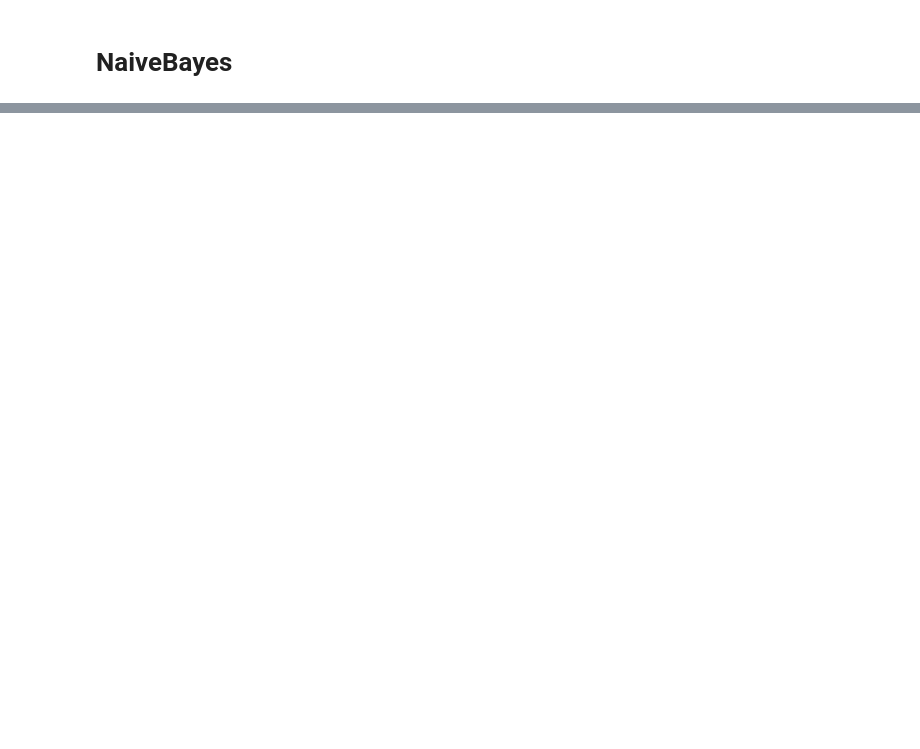
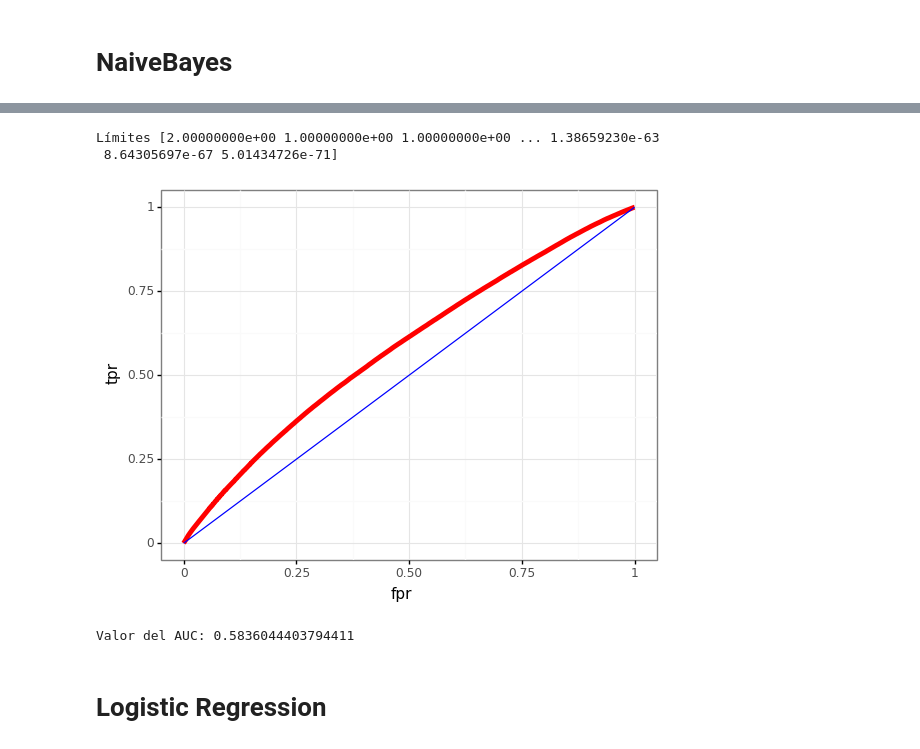
Before and after one commit to EBNoir/TICS411, a Jupyter notebook: Proyecto2/NaiveBayes.ipynb, the cells around one changed output, grey strips where cells are left out. Saved outputs shown, nothing was run; the diff lists cells and outputs as text; code cells hidden in the pictures; blank space fills up the shorter version.

```diff
--- a/Proyecto2/NaiveBayes.ipynb
+++ b/Proyecto2/NaiveBayes.ipynb
@@ -143,0 +333,25 @@ df
+# %%
+df_final = df_procesado[columnas.index].iloc[:,:18]
+#Calculando los tpr and fpr
+from sklearn import metrics as mt
+NB = MultinomialNB(alpha = 100)
+NB.fit(df_final, target)
+fpr, tpr, thresholds = mt.roc_curve(target, NB.predict_proba(df_final)[:,1])
+print("Límites",thresholds)
+
+tempDF=pd.DataFrame(zip(fpr,tpr),columns=["fpr","tpr"])
+#Curva ROC
+print(ggplot(tempDF)+aes(x="fpr",y="tpr")+geom_line(color="red",size=2)+
+    annotate("segment",x=0,y=0,xend=1,yend=1,color="blue")+
+    theme_bw()
+)
+
+#Valor del AUC
+print("Valor del AUC:",mt.auc(fpr,tpr))
+# %% [output]
+Límites [2.00000000e+00 1.00000000e+00 1.00000000e+00 ... 1.38659230e-63
+ 8.64305697e-67 5.01434726e-71]
+[figure, added]
+Valor del AUC: 0.5836044403794411
+# %% [markdown]
+# Logistic Regression
```
Also changed, not shown: parts of 22 cells of this notebook.
